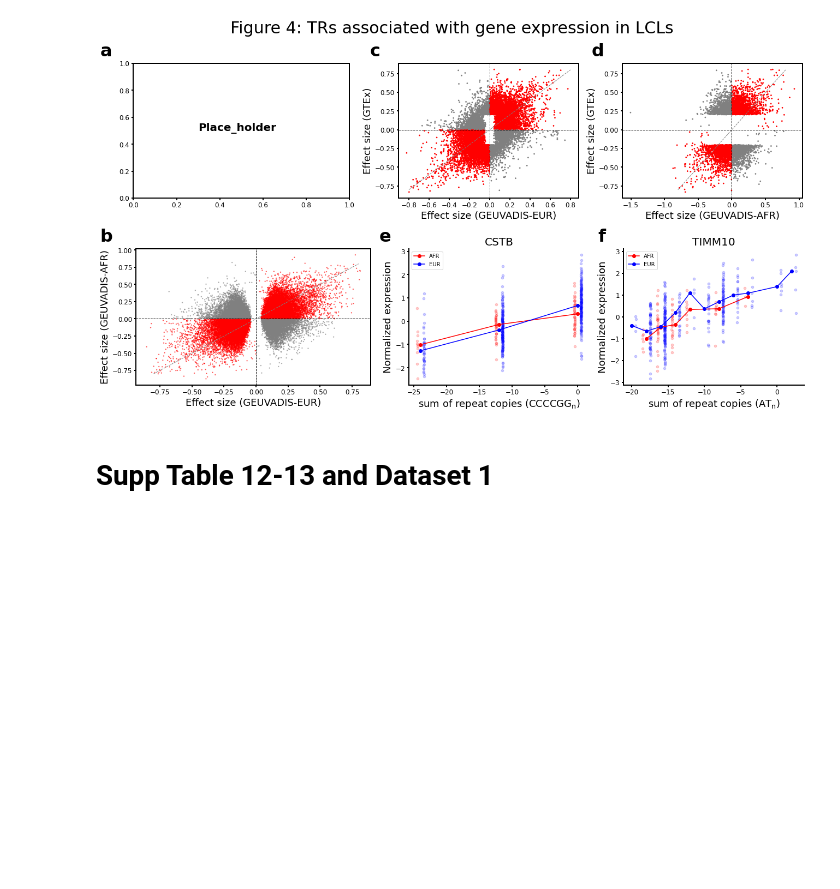
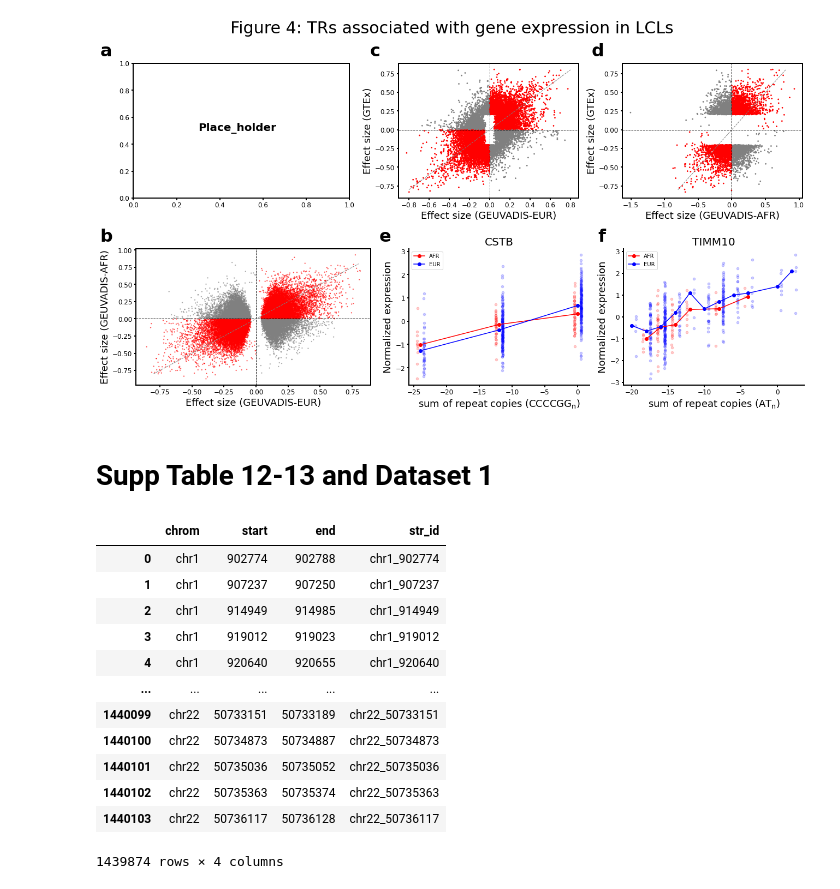
Before and after one commit to gymreklab/1000Genomes-TR-Analysis, a Jupyter notebook: figure-notebooks-round2/Figure4-TRsAssociatedWithGeneExpressionInLCLs.ipynb, the cells around one changed output. Saved outputs shown, nothing was run; the diff lists cells and outputs as text; code cells hidden in the pictures; blank space fills up the shorter version.

```diff
--- a/figure-notebooks-round2/Figure4-TRsAssociatedWithGeneExpressionInLCLs.ipynb
+++ b/figure-notebooks-round2/Figure4-TRsAssociatedWithGeneExpressionInLCLs.ipynb
@@ -511,7 +494,7 @@ def combine_cohorts(row):
     return [best_str,','.join(AFR_info+EUR_info)]
 
 #Add the end coordinate of TRs and save to excel files
-TRs_coordinate=pd.read_csv('/storage/yal084/geuvidas_eQTL/TRs_coordinates.txt',sep='\t',names=['chrom','start','end'])
+TRs_coordinate=pd.read_csv('/storage/yal084/geuvidas_eQTL/TRs_coordinate_motif.txt',sep='\t',names=['chrom','start','end','motif'])
 TRs_coordinate=TRs_coordinate.drop_duplicates()
 TRs_coordinate['str_id']=TRs_coordinate['chrom']+'_'+TRs_coordinate['start'].astype(str)
 TRs_pos_dict=dict(zip(TRs_coordinate['str_id'],TRs_coordinate['end']))
@@ -537,3 +520,19 @@ data[['best_str','regression_info']]=data.apply(lambda x: combine_cohorts(x),axi
 #Save files
 all_eTR=data[['chrom','start','end','gene_id','gene_name','best_str','regression_info','motif']].copy()
 all_eTR.to_csv(os.path.join(PLOTDIR, 'all_eTRs.csv'),sep='\t',index=False)
+# %%
+TRs_coordinate
+# %% [output]
+|  | chrom | start | end | str_id |
+| 0 | chr1 | 902774 | 902788 | chr1_902774 |
+| 1 | chr1 | 907237 | 907250 | chr1_907237 |
+| 2 | chr1 | 914949 | 914985 | chr1_914949 |
+| 3 | chr1 | 919012 | 919023 | chr1_919012 |
+| 4 | chr1 | 920640 | 920655 | chr1_920640 |
+| ... | ... | ... | ... | ... |
+| 1440099 | chr22 | 50733151 | 50733189 | chr22_50733151 |
+| 1440100 | chr22 | 50734873 | 50734887 | chr22_50734873 |
+| 1440101 | chr22 | 50735036 | 50735052 | chr22_50735036 |
+| 1440102 | chr22 | 50735363 | 50735374 | chr22_50735363 |
+| 1440103 | chr22 | 50736117 | 50736128 | chr22_50736117 |
+1439874 rows × 4 columns
```
Also changed, not shown: parts of 9 cells of this notebook.
